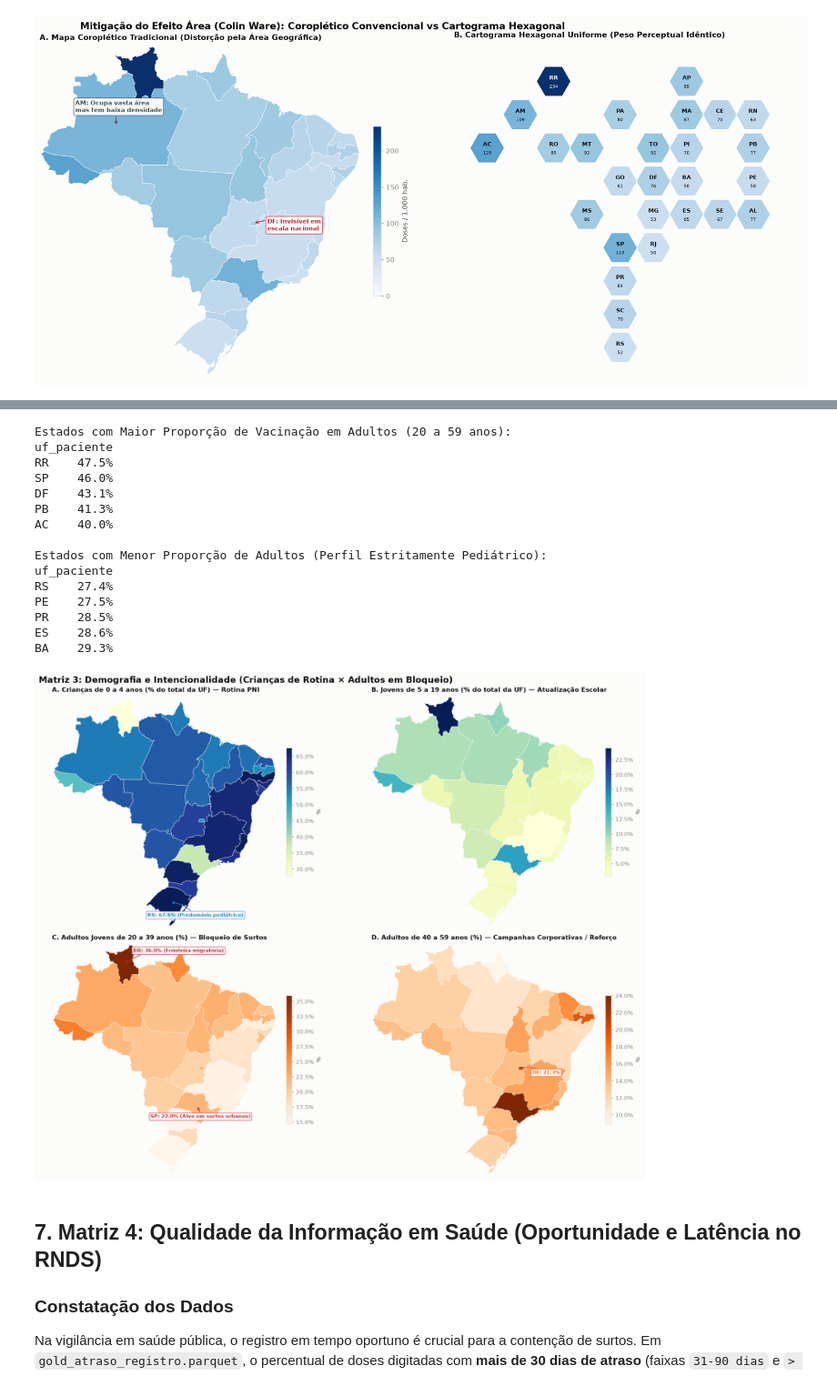
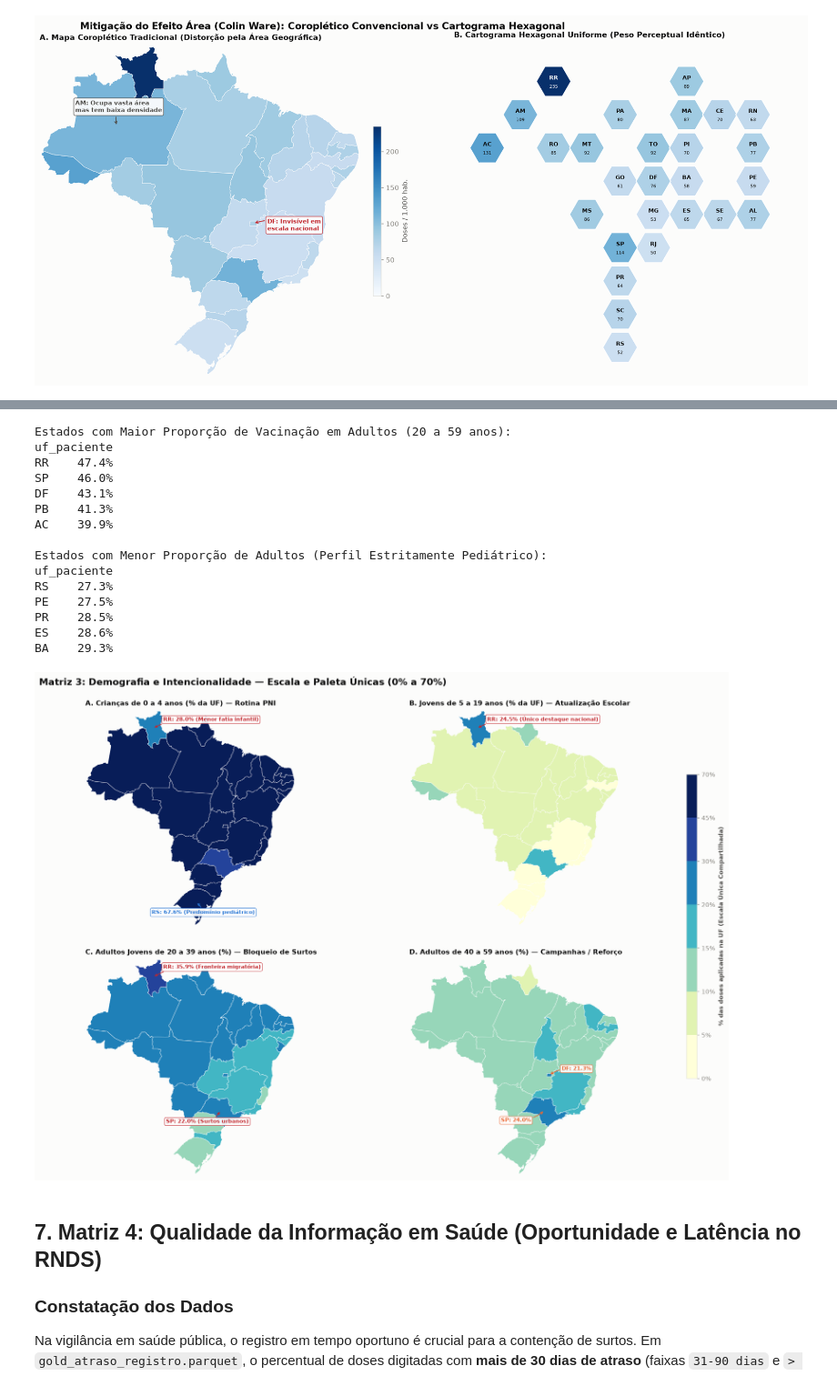
Before and after one commit to lucasgstumpf/analise-sarampo, a Jupyter notebook: notebooks/10-small-multiples-geograficos.ipynb, the cells around one changed output, grey strips where cells are left out. Shown at 91% size. Saved outputs shown, nothing was run; the diff lists cells and outputs as text; code cells hidden in the pictures.

Commit message:
Correção de escala no small multiples 10

```diff
--- a/notebooks/10-small-multiples-geograficos.ipynb
+++ b/notebooks/10-small-multiples-geograficos.ipynb
@@ -256,11 +256,12 @@ pop = pd.read_csv(CAMINHO_POP, dtype={"codigo_municipio": str})
 pop["uf"] = pop["codigo_municipio"].str[:2].map(ID_PARA_SIGLA)
 pop_uf = pop.groupby("uf")["populacao"].sum()
 
-# 2. Tabelas Analíticas Gold
-uf_mes = pd.read_parquet(CAMINHO_GOLD / "gold_doses_uf_mes.parquet")
+# 2. Tabelas Analíticas Gold (recorte 2025-2026 para o estudo da megacampanha;
+#    a série histórica completa 1990-2026 está no Notebook 11)
+uf_mes = pd.read_parquet(CAMINHO_GOLD / "gold_doses_uf_mes.parquet").query("ano_mes >= '2025-01'").copy()
 coorte = pd.read_parquet(CAMINHO_GOLD / "gold_coorte_criancas_municipio.parquet")
-perfil = pd.read_parquet(CAMINHO_GOLD / "gold_perfil.parquet")
-atraso = pd.read_parquet(CAMINHO_GOLD / "gold_atraso_registro.parquet")
+perfil = pd.read_parquet(CAMINHO_GOLD / "gold_perfil.parquet").query("ano_mes >= '2025-01'").copy()
+atraso = pd.read_parquet(CAMINHO_GOLD / "gold_atraso_registro.parquet").query("ano_mes >= '2025-01'").copy()
 
 periodo = f"{uf_mes['ano_mes'].min()} a {uf_mes['ano_mes'].max()}"
 total_doses = uf_mes["doses"].sum()
@@ -551,62 +553,69 @@ faixa_20_39 = calcular_pct_faixas(["20-29", "30-39"])
 faixa_40_59 = calcular_pct_faixas(["40-49", "50-59"])
 adultos_20_59 = calcular_pct_faixas(["20-29", "30-39", "40-49", "50-59"])
 
-fig, axes = plt.subplots(2, 2, figsize=(16, 12.5))
+# Paleta única e escala compartilhada (0% a 70% com classes não-lineares p/ boa resolução)
+bins_faixa = [0, 5, 10, 15, 20, 30, 45, 70]
+cmap_faixa = plt.get_cmap("YlGnBu")
+norm_faixa = mcolors.BoundaryNorm(bins_faixa, cmap_faixa.N)
+
+fig, axes = plt.subplots(2, 2, figsize=(16.5, 12.2))
 
 # Painel A: Crianças de 0 a 4 anos (Rotina Infantil)
-norm_inf = mcolors.Normalize(vmin=faixa_0_4.min(), vmax=faixa_0_4.max())
-coropletico(axes[0, 0], faixa_0_4.to_dict(), norm=norm_inf, cmap="YlGnBu",
-            titulo="A. Crianças de 0 a 4 anos (% do total da UF) — Rotina PNI",
-            rotulo="%", fmt="{:.1f}%", cbar_kw={"shrink": 0.55})
-anotacao_direcionada(axes[0, 0], "RS", f"RS: {faixa_0_4['RS']:.1f}% (Predomínio pediátrico)", xytext=(-40, -25), cor=BLUE)
+coropletico(axes[0, 0], faixa_0_4.to_dict(), norm=norm_faixa, cmap=cmap_faixa, colorbar=False,
+            titulo="A. Crianças de 0 a 4 anos (% da UF) — Rotina PNI")
+anotacao_direcionada(axes[0, 0], "RS", f"RS: {faixa_0_4['RS']:.1f}% (Predomínio pediátrico)", xytext=(-72, -18), cor=BLUE)
+anotacao_direcionada(axes[0, 0], "RR", f"RR: {faixa_0_4['RR']:.1f}% (Menor fatia infantil)", xytext=(16, 12), cor=RED)
 
-# Painel B: 5 a 19 anos (Público Escolar)
-norm_jov = mcolors.Normalize(vmin=faixa_5_19.min(), vmax=faixa_5_19.max())
-coropletico(axes[0, 1], faixa_5_19.to_dict(), norm=norm_jov, cmap="YlGnBu",
-            titulo="B. Jovens de 5 a 19 anos (% do total da UF) — Atualização Escolar",
-            rotulo="%", fmt="{:.1f}%", cbar_kw={"shrink": 0.55})
+# Painel B: 5 a 19 anos (Público Escolar / Jovens)
+coropletico(axes[0, 1], faixa_5_19.to_dict(), norm=norm_faixa, cmap=cmap_faixa, colorbar=False,
+            titulo="B. Jovens de 5 a 19 anos (% da UF) — Atualização Escolar")
+anotacao_direcionada(axes[0, 1], "RR", f"RR: {faixa_5_19['RR']:.1f}% (Único destaque nacional)", xytext=(16, 12), cor=RED)
 
 # Painel C: Adultos Jovens de 20 a 39 anos (Bloqueio Epidemiológico Ativo)
-norm_ad1 = mcolors.Normalize(vmin=faixa_20_39.min(), vmax=faixa_20_39.max())
-coropletico(axes[1, 0], faixa_20_39.to_dict(), norm=norm_ad1, cmap="Oranges",
-            titulo="C. Adultos Jovens de 20 a 39 anos (%) — Bloqueio de Surtos",
-            rotulo="%", fmt="{:.1f}%", cbar_kw={"shrink": 0.55})
-anotacao_direcionada(axes[1, 0], "SP", f"SP: {faixa_20_39['SP']:.1f}% (Alvo em surtos urbanos)", xytext=(-80, -20), cor=RED)
-anotacao_direcionada(axes[1, 0], "RR", f"RR: {faixa_20_39['RR']:.1f}% (Fronteira migratória)", xytext=(15, 20), cor=RED)
+coropletico(axes[1, 0], faixa_20_39.to_dict(), norm=norm_faixa, cmap=cmap_faixa, colorbar=False,
+            titulo="C. Adultos Jovens de 20 a 39 anos (%) — Bloqueio de Surtos")
+anotacao_direcionada(axes[1, 0], "SP", f"SP: {faixa_20_39['SP']:.1f}% (Surtos urbanos)", xytext=(-88, -20), cor=RED)
+anotacao_direcionada(axes[1, 0], "RR", f"RR: {faixa_20_39['RR']:.1f}% (Fronteira migratória)", xytext=(16, 14), cor=RED)
 
 # Painel D: Adultos de 40 a 59 anos
-norm_ad2 = mcolors.Normalize(vmin=faixa_40_59.min(), vmax=faixa_40_59.max())
-coropletico(axes[1, 1], faixa_40_59.to_dict(), norm=norm_ad2, cmap="Oranges",
-            titulo="D. Adultos de 40 a 59 anos (%) — Campanhas Corporativas / Reforço",
-            rotulo="%", fmt="{:.1f}%", cbar_kw={"shrink": 0.55})
-anotacao_direcionada(axes[1, 1], "DF", f"DF: {faixa_40_59['DF']:.1f}%", xytext=(20, -10), cor=ORANGE)
+coropletico(axes[1, 1], faixa_40_59.to_dict(), norm=norm_faixa, cmap=cmap_faixa, colorbar=False,
+            titulo="D. Adultos de 40 a 59 anos (%) — Campanhas / Reforço")
+anotacao_direcionada(axes[1, 1], "SP", f"SP: {faixa_40_59['SP']:.1f}%", xytext=(-70, -18), cor=ORANGE)
+anotacao_direcionada(axes[1, 1], "DF", f"DF: {faixa_40_59['DF']:.1f}%", xytext=(20, 8), cor=ORANGE)
 
-fig.suptitle("Matriz 3: Demografia e Intencionalidade (Crianças de Rotina × Adultos em Bloqueio)",
-             x=0.06, ha="left", fontweight="bold", fontsize=15)
-plt.tight_layout()
+# Barra de cores única e compartilhada entre os 4 painéis
+fig.subplots_adjust(left=0.03, right=0.89, top=0.90, bottom=0.04, hspace=0.14, wspace=0.05)
+cax = fig.add_axes([0.91, 0.22, 0.015, 0.56])
+sm_faixa = plt.cm.ScalarMappable(cmap=cmap_faixa, norm=norm_faixa)
+cb_faixa = fig.colorbar(sm_faixa, cax=cax, ticks=bins_faixa)
+cb_faixa.ax.set_yticklabels([f"{b}%" for b in bins_faixa])
+cb_faixa.set_label("% das doses aplicadas na UF (Escala Única Compartilhada)", fontsize=10, fontweight="bold")
+
+fig.suptitle("Matriz 3: Demografia e Intencionalidade — Escala e Paleta Únicas (0% a 70%)",
+             x=0.03, y=0.96, ha="left", fontweight="bold", fontsize=15)
 plt.show()
 
 print("Estados com Maior Proporção de Vacinação em Adultos (20 a 59 anos):")
 print(adultos_20_59.nlargest(5).round(1).map("{:.1f}%".format).to_string())
 print("\nEstados com Menor Proporção de Adultos (Perfil Estritamente Pediátrico):")
 print(adultos_20_59.nsmallest(5).round(1).map("{:.1f}%".format).to_string())
 # %% [output]
 Estados com Maior Proporção de Vacinação em Adultos (20 a 59 anos):
 uf_paciente
-RR    47.5%
+RR    47.4%
 SP    46.0%
 DF    43.1%
 PB    41.3%
-AC    40.0%
+AC    39.9%
 
 Estados com Menor Proporção de Adultos (Perfil Estritamente Pediátrico):
 uf_paciente
-RS    27.4%
+RS    27.3%
 PE    27.5%
 PR    28.5%
 ES    28.6%
 BA    29.3%
-[figure, old version]
+[figure, new version]
 # %% [markdown]
 ## 7. Matriz 4: Qualidade da Informação em Saúde (Oportunidade e Latência no RNDS)
 
```
Also changed, not shown: parts of 8 cells of this notebook, 1 other file.
